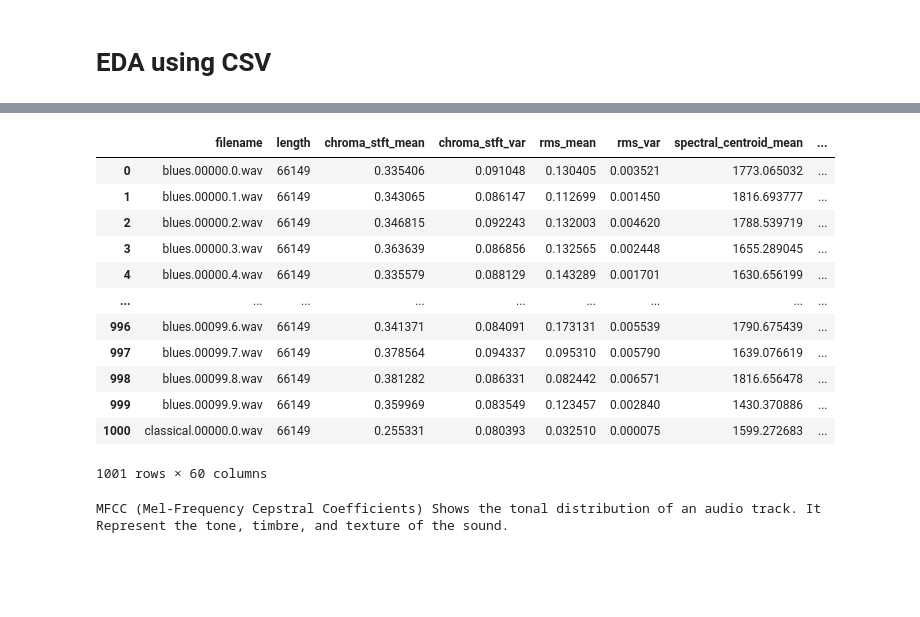
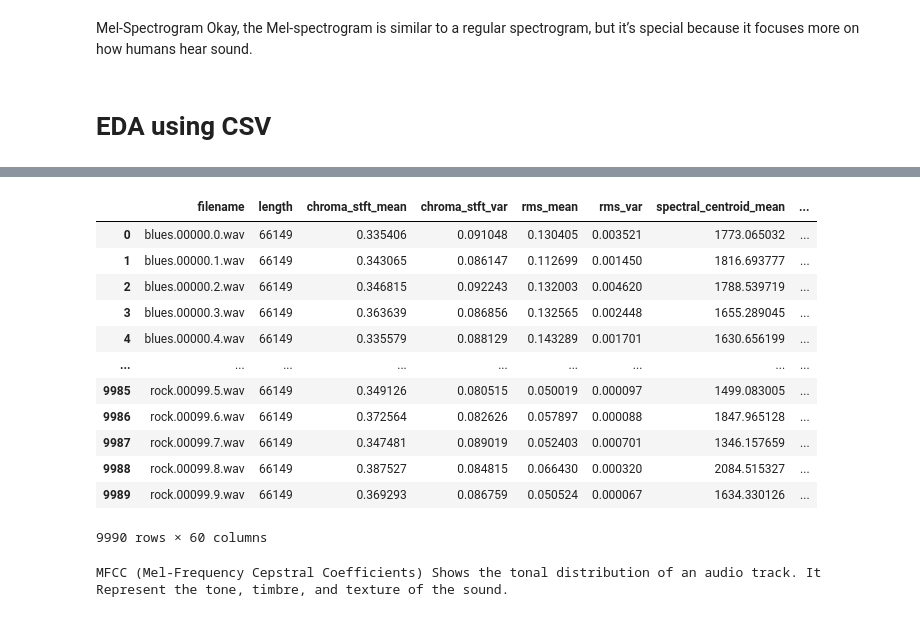
Before and after one commit to rajanhans/SDS-CP018-music-classifier, a Jupyter notebook: notebooks/rajat-thakur/rajat-music-classifier.ipynb, the cells around one changed output, grey strips where cells are left out. Drawn from its saved outputs; the diff is of its cells as text; code cells hidden in the pictures; blank space fills up the shorter version.

```diff
--- a/notebooks/rajat-thakur/rajat-music-classifier.ipynb
+++ b/notebooks/rajat-thakur/rajat-music-classifier.ipynb
@@ -4,3 +21,6 @@ display(HTML("<style>:root { --jp-notebook-max-width: 100% !important; }</style>
+# %% [markdown]
+Mel-Spectrogram
+Okay, the Mel-spectrogram is similar to a regular spectrogram, but it’s special because it focuses more on how humans hear sound.
 # %% [markdown]
 # EDA using CSV
 # %%
@@ -29,21 +49,21 @@ Data columns (total 60 columns):
 dtypes: float64(57), int64(1), object(2)
 memory usage: 4.6+ MB
 # %%
-features_3_sec.head(1001)
+features_30_sec
 # %% [output]
 |  | filename | length | chroma_stft_mean | chroma_stft_var | rms_mean | rms_var | spectral_centroid_mean | ... |
 | 0 | blues.00000.0.wav | 66149 | 0.335406 | 0.091048 | 0.130405 | 0.003521 | 1773.065032 | ... |
 | 1 | blues.00000.1.wav | 66149 | 0.343065 | 0.086147 | 0.112699 | 0.001450 | 1816.693777 | ... |
 | 2 | blues.00000.2.wav | 66149 | 0.346815 | 0.092243 | 0.132003 | 0.004620 | 1788.539719 | ... |
 | 3 | blues.00000.3.wav | 66149 | 0.363639 | 0.086856 | 0.132565 | 0.002448 | 1655.289045 | ... |
 | 4 | blues.00000.4.wav | 66149 | 0.335579 | 0.088129 | 0.143289 | 0.001701 | 1630.656199 | ... |
 | ... | ... | ... | ... | ... | ... | ... | ... | ... |
-| 996 | blues.00099.6.wav | 66149 | 0.341371 | 0.084091 | 0.173131 | 0.005539 | 1790.675439 | ... |
-| 997 | blues.00099.7.wav | 66149 | 0.378564 | 0.094337 | 0.095310 | 0.005790 | 1639.076619 | ... |
-| 998 | blues.00099.8.wav | 66149 | 0.381282 | 0.086331 | 0.082442 | 0.006571 | 1816.656478 | ... |
-| 999 | blues.00099.9.wav | 66149 | 0.359969 | 0.083549 | 0.123457 | 0.002840 | 1430.370886 | ... |
-| 1000 | classical.00000.0.wav | 66149 | 0.255331 | 0.080393 | 0.032510 | 0.000075 | 1599.272683 | ... |
+| 9985 | rock.00099.5.wav | 66149 | 0.349126 | 0.080515 | 0.050019 | 0.000097 | 1499.083005 | ... |
+| 9986 | rock.00099.6.wav | 66149 | 0.372564 | 0.082626 | 0.057897 | 0.000088 | 1847.965128 | ... |
+| 9987 | rock.00099.7.wav | 66149 | 0.347481 | 0.089019 | 0.052403 | 0.000701 | 1346.157659 | ... |
+| 9988 | rock.00099.8.wav | 66149 | 0.387527 | 0.084815 | 0.066430 | 0.000320 | 2084.515327 | ... |
+| 9989 | rock.00099.9.wav | 66149 | 0.369293 | 0.086759 | 0.050524 | 0.000067 | 1634.330126 | ... |
-1001 rows × 60 columns
+9990 rows × 60 columns
 # %%
 import matplotlib.pyplot as plt
 
```
Also changed, not shown: parts of 46 cells of this notebook.
